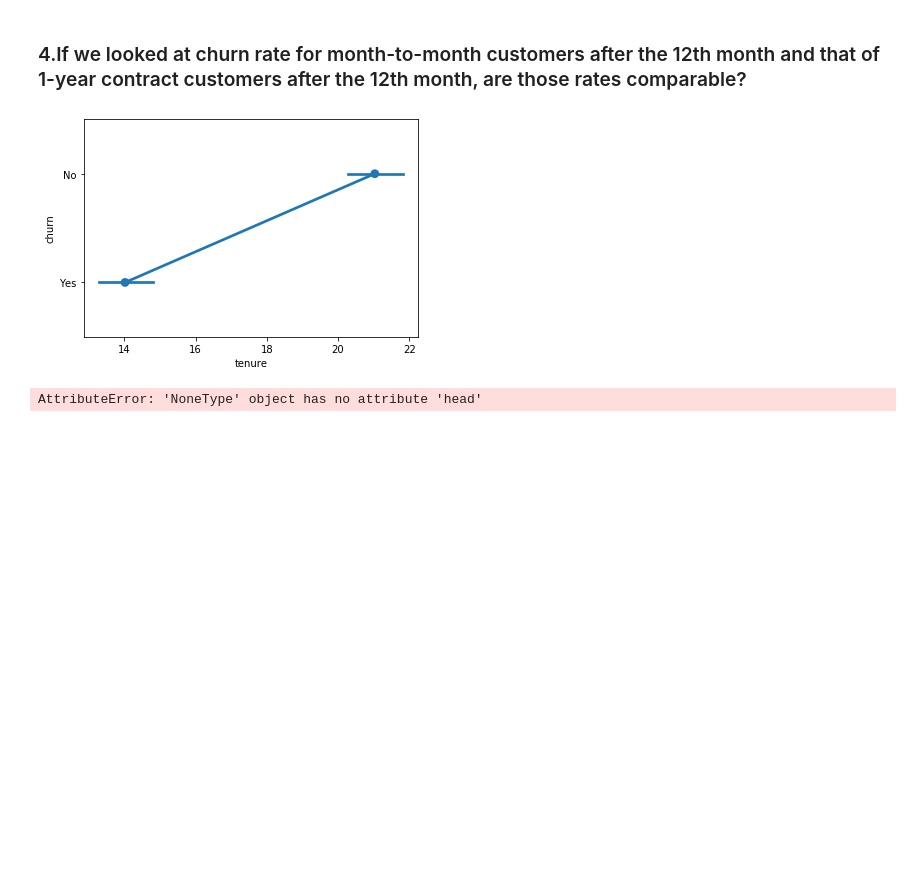
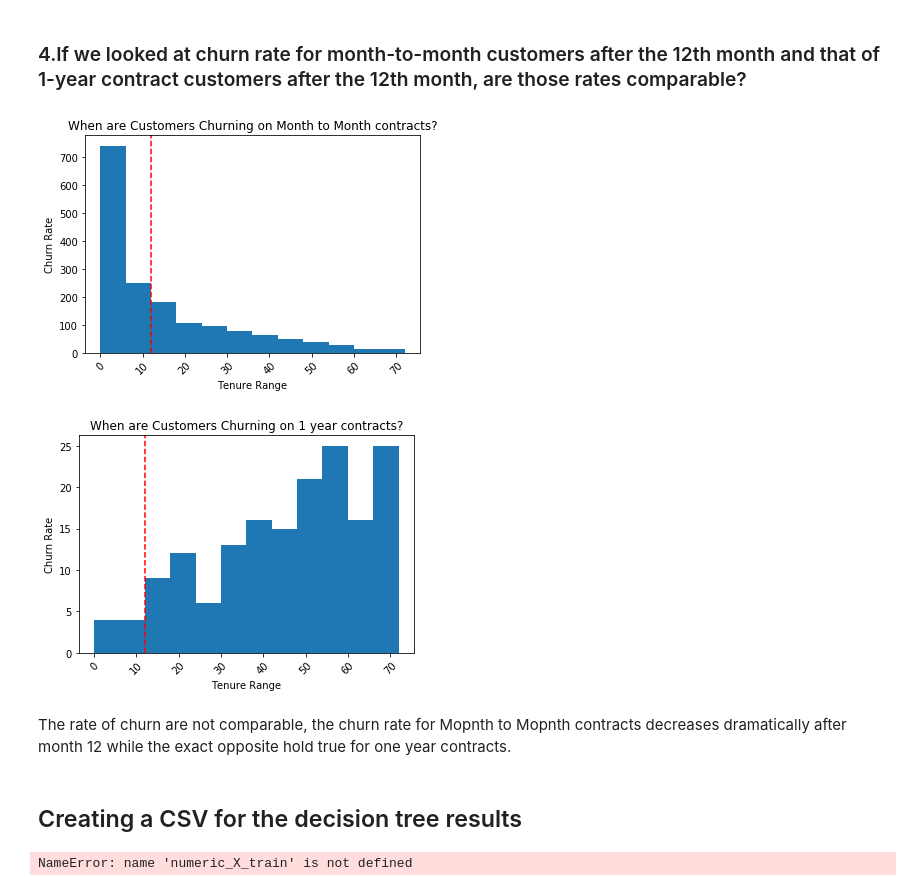
Before and after one commit to Mattsantos541/Telco-Regression-Project, a Jupyter notebook: First worksheet.ipynb, the cells around one changed output. Drawn from its saved outputs; the diff is of its cells as text; code cells hidden in the pictures; blank space fills up the shorter version.

```diff
--- a/First worksheet.ipynb
+++ b/First worksheet.ipynb
@@ -693,13 +722,45 @@ dfmvp.head()
 # %% [markdown]
 ### 4.If we looked at churn rate for month-to-month customers after the 12th month and that of 1-year contract customers after the 12th month, are those rates comparable?
-# %%
-sns.pointplot(x="tenure", y='churn', data=dfmvp)
-plt.show()
-# %% [output]
-[figure, removed]
 # %%
 df1year= acquire.prep_telco_1year()
-# %%
-df1year.head()
-# %% [output]
-AttributeError: 'NoneType' object has no attribute 'head'
+# %%
+#Month to Month vs one year Contracts
+bins = [0,6,12,18,24,30,36,42,48,54,60,66,72]
+plt.hist('tenure', data = dfmvp[dfmvp.churn == 'Yes'], alpha = 1, bins = bins)
+
+plt.ylabel('Churn Rate')
+plt.xlabel('Tenure Range')
+plt.xticks(rotation = 45)
+plt.title('When are Customers Churning on Month to Month contracts?')
+plt.axvline(x=12, ls='--', color='red')
+plt.show()
+
+
+bins = [0,6,12,18,24,30,36,42,48,54,60,66,72]
+plt.hist('tenure', data = df1year[df1year.churn == 'Yes'], alpha = 1, bins = bins)
+
+plt.ylabel('Churn Rate')
+plt.xlabel('Tenure Range')
+plt.xticks(rotation = 45)
+plt.title('When are Customers Churning on 1 year contracts?')
+plt.axvline(x=12, ls='--', color='red')
+plt.show()
+# %% [output]
+[figure, added]
+[figure, added]
+# %% [markdown]
+The rate of churn are not comparable, the churn rate for Mopnth to Mopnth contracts decreases dramatically after month 12 while the exact opposite hold true for one year contracts.
+# %% [markdown]
+## Creating a CSV for the decision tree results
+# %%
+df_final = pd.concat([numeric_X_train, numeric_X_test])
+df_final.shape
+prediction = clf.predict(df_final)
+# y_pred[0:50]
+y_pred_proba = clf.predict_proba(df_final)
+# y_pred_proba[:,1]
+y_predictions = pd.DataFrame({'probability': y_pred_proba[:,1], 'predictions': (y_pred_proba[:,1] >= .5) == 1})
+y_predictions = y_predictions.set_index(df.index)
+y_predictions.to_csv(r'DT_probability_and_predictions.csv')
+# %% [output]
+NameError: name 'numeric_X_train' is not defined
```
Also changed, not shown: parts of 4 cells of this notebook, 2 other files.
